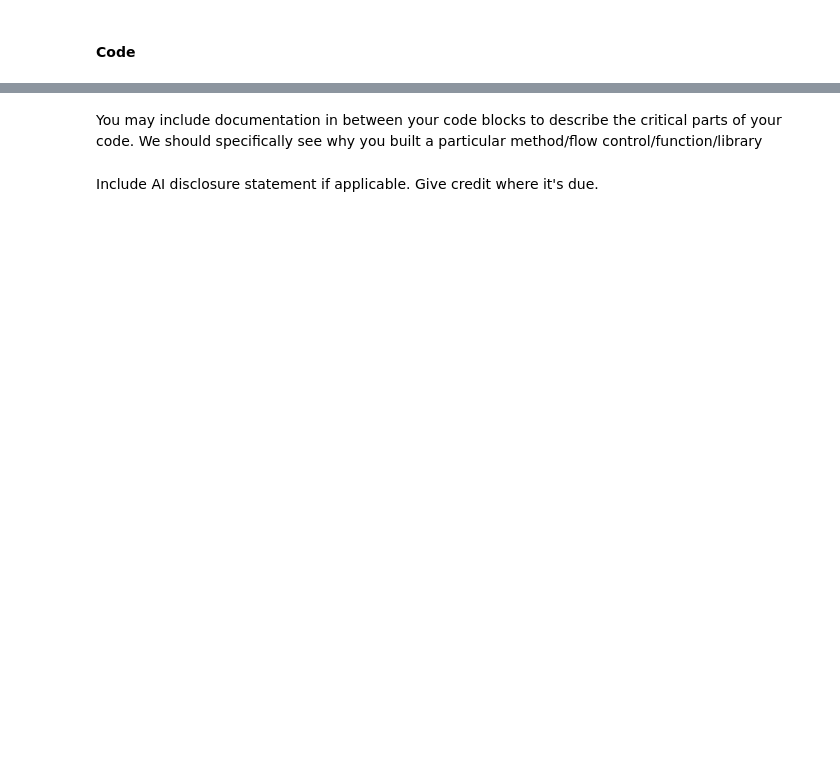
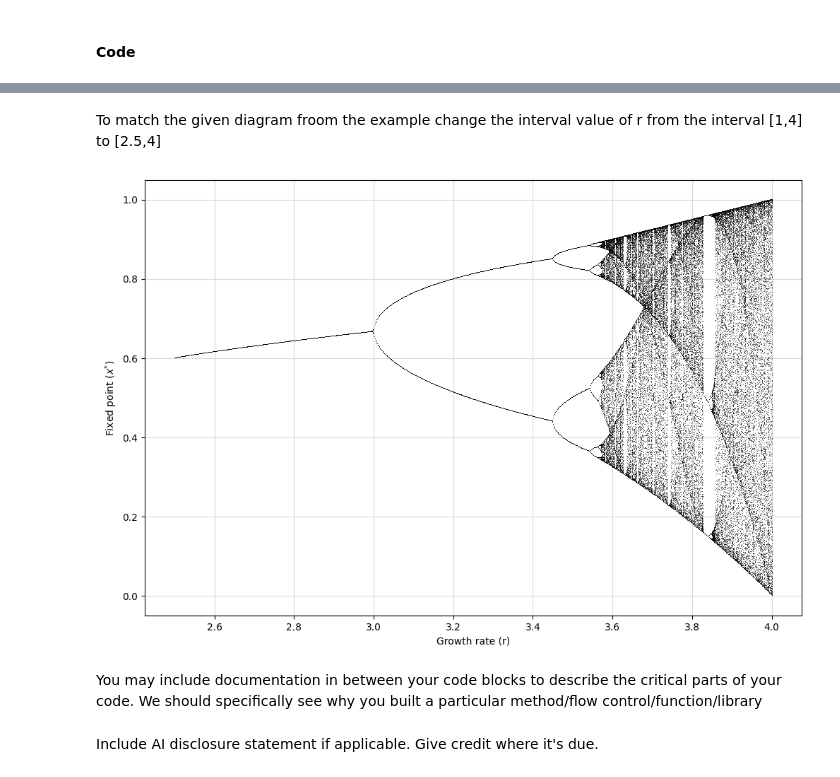
Before and after one commit to franclouis-42/ap155lab_ay26271, a Jupyter notebook: ap155_0prelims_surname.ipynb, the cells around one changed output, grey strips where cells are left out. Drawn from its saved outputs; the diff is of its cells as text; code cells hidden in the pictures; blank space fills up the shorter version.

```diff
--- a/ap155_0prelims_surname.ipynb
+++ b/ap155_0prelims_surname.ipynb
@@ -115,2 +115,43 @@ pyplot.show()
+# %% [markdown]
+To match the given diagram froom the example change the interval value of r from the interval [1,4] to [2.5,4]
+# %%
+import numpy as np
+import matplotlib.pyplot as pyplot
+
+#generating values for r
+r = np.linspace(2.5, 4.0, 1000)
+#generating values for x_0
+x_0 = np.random.uniform(0.0, 1.0, 1000)
+
+#main list for r and x values
+r_all = []
+x_all = []
+
+#generating x_n using r and x_0, where we use the previous value of x_0 to get the next one
+for r_val, x_val in zip(r, x_0): #taking x value per r value
+    x_current = x_val #sets the current x value to be the current x value
+    x_n = [] #refreshes each loop
+
+    for i in range(1000):
+        #the recurrence formula, using x_current to generate the next
+        x_current = r_val*x_current*(1-x_current)
+        x_n.append(x_current)
+
+    #inserting the current x and r values to the main list
+    r_all.extend([r_val] * 200)
+    x_all.extend(x_n[-200:])
+
+#for plotting
+pyplot.figure(figsize=(12, 8))
+ax = pyplot.gca()
+ax.set_facecolor('white')
+ax.grid(True, color='0.85', linewidth=0.8)
+ax.set_axisbelow(True)
+pyplot.xlabel("Growth rate (r)")
+pyplot.ylabel(r"Fixed point ($x^{*}$)")
+pyplot.plot(r_all, x_all, ',', color = "black", alpha=0.6)
+pyplot.show()
+# %% [output]
+[figure, added]
 # %% [markdown]
 You may include documentation in between your code blocks to describe the critical parts of your code. We should specifically see why you built a particular method/flow control/function/library
```
Also changed, not shown: parts of 5 cells of this notebook.
